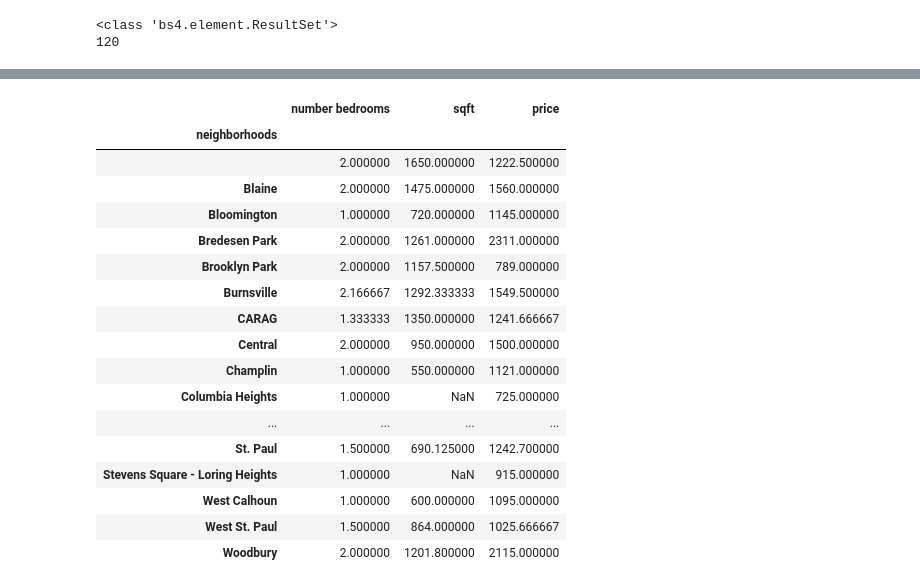
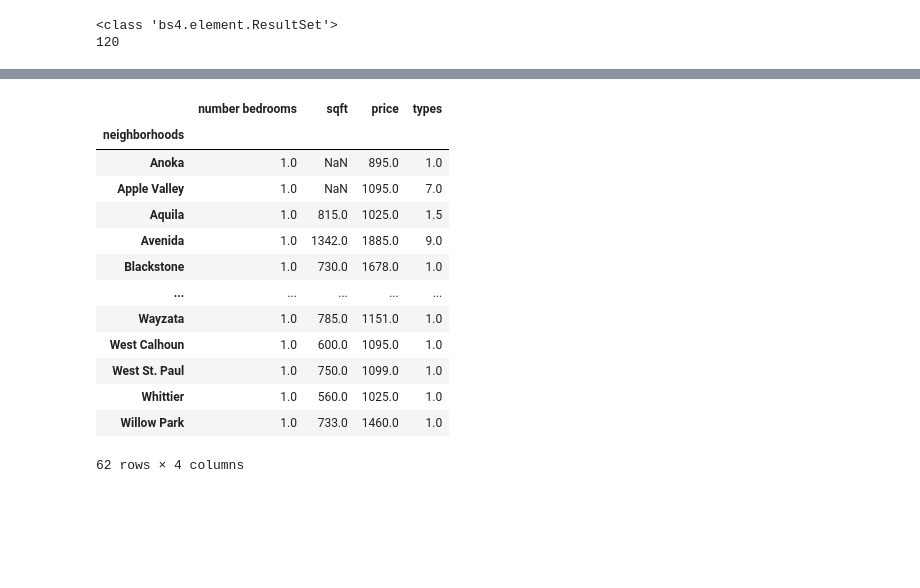
Before and after one commit to sjburwell/craigsavvy, a Jupyter notebook: craigsavvy_apartments.ipynb, the cells around one changed output, grey strips where cells are left out. Saved outputs shown, nothing was run; the diff lists cells and outputs as text; code cells hidden in the pictures; blank space fills up the shorter version.

```diff
--- a/craigsavvy_apartments.ipynb
+++ b/craigsavvy_apartments.ipynb
@@ -14,7 +14,7 @@ html_soup = BeautifulSoup(response.text, 'html.parser')
 posts = html_soup.find_all('li', class_= 'result-row')
 print(type(posts)) #to double check that I got a ResultSet
 print( len(posts)) #to double check I got 120 (elements/page)
-post = posts[5]
+post = posts[0]
 # %% [output]
 <class 'bs4.element.ResultSet'>
 120
@@ -415,17 +477,14 @@ apts.shape
 # %%
-#first things first, drop duplicate URLs because people are spammy on Craigslist.
-#Let's see how many uniqe posts we really have.
-
-apts = apts.drop_duplicates(subset='URL')
-len(apts.drop_duplicates(subset='URL'))
-
-#make the number bedrooms to a float (since np.nan is a float too)
-apts['number bedrooms'] = apts['number bedrooms'].apply(lambda x: float(x))
-
-#convert datetime string into datetime object to be able to work with it
-from datetime import datetime
-
-apts['posted'] = pd.to_datetime(apts['posted'])
+##drop duplicates
+#apts = apts.drop_duplicates(subset=['URL','sqft','number bedrooms'])
+#
+##make the number bedrooms to a float (since np.nan is a float too)
+#apts['number bedrooms'] = apts['number bedrooms'].apply(lambda x: float(x))
+#
+##convert datetime string into datetime object to be able to work with it
+#from datetime import datetime
+#
+#apts['posted'] = pd.to_datetime(apts['posted'])
 
 #Looking at what neighborhoods there are with apts['neighborhood'].unique() allowed me to see what
 #I needed to deal with in terms of cleaning those.
@@ -447,5 +506,6 @@ apts['posted'] = pd.to_datetime(apts['posted'])
 #apts['neighborhood'] = apts['neighborhood'].apply(lambda x: x.strip())
 
 #save the clean data
-apts.to_csv("apts_1245_20200602.csv", index=False)
-apts.shape
+
+#apts.to_csv(path_or_buf='./apts_'+str(datetime.now()).replace(' ','_').replace(':','-')+'.csv', index=False)
+#apts.shape
@@ -453,0 +512,8 @@ apts.shape
+# %%
+import os
+import glob
+aptfiles = glob.glob('apts_*')
+for file in aptfiles:
+    apts = apts.append(pd.read_csv(file),ignore_index=True)
+apts = apts.drop_duplicates(subset=['URL','sqft','number bedrooms'])
+apts.shape
@@ -516,24 +585,20 @@ apts.corr()
 # %%
-apts.groupby('neighborhoods').mean()
+apts[apts['number bedrooms']<=1].groupby('neighborhoods').median()
 # %% [output]
-|  | number bedrooms | sqft | price |
-| neighborhoods |  |  |  |
-|  | 2.000000 | 1650.000000 | 1222.500000 |
-| Blaine | 2.000000 | 1475.000000 | 1560.000000 |
-| Bloomington | 1.000000 | 720.000000 | 1145.000000 |
-| Bredesen Park | 2.000000 | 1261.000000 | 2311.000000 |
-| Brooklyn Park | 2.000000 | 1157.500000 | 789.000000 |
-| Burnsville | 2.166667 | 1292.333333 | 1549.500000 |
-| CARAG | 1.333333 | 1350.000000 | 1241.666667 |
-| Central | 2.000000 | 950.000000 | 1500.000000 |
-| Champlin | 1.000000 | 550.000000 | 1121.000000 |
-| Columbia Heights | 1.000000 | NaN | 725.000000 |
-| ... | ... | ... | ... |
-| St. Paul | 1.500000 | 690.125000 | 1242.700000 |
-| Stevens Square - Loring Heights | 1.000000 | NaN | 915.000000 |
-| West Calhoun | 1.000000 | 600.000000 | 1095.000000 |
-| West St. Paul | 1.500000 | 864.000000 | 1025.666667 |
-| Woodbury | 2.000000 | 1201.800000 | 2115.000000 |
+|  | number bedrooms | sqft | price | types |
+| neighborhoods |  |  |  |  |
+| Anoka | 1.0 | NaN | 895.0 | 1.0 |
+| Apple Valley | 1.0 | NaN | 1095.0 | 7.0 |
+| Aquila | 1.0 | 815.0 | 1025.0 | 1.5 |
+| Avenida | 1.0 | 1342.0 | 1885.0 | 9.0 |
+| Blackstone | 1.0 | 730.0 | 1678.0 | 1.0 |
+| ... | ... | ... | ... | ... |
+| Wayzata | 1.0 | 785.0 | 1151.0 | 1.0 |
+| West Calhoun | 1.0 | 600.0 | 1095.0 | 1.0 |
+| West St. Paul | 1.0 | 750.0 | 1099.0 | 1.0 |
+| Whittier | 1.0 | 560.0 | 1025.0 | 1.0 |
+| Willow Park | 1.0 | 733.0 | 1460.0 | 1.0 |
+62 rows × 4 columns
 # %%
 #correct oddly named locations
 apts['neighborhoods'].replace('Uptown Minneapolis', 'Uptown', inplace=True)
```
Also changed, not shown: parts of 22 cells of this notebook, 11 other files.
